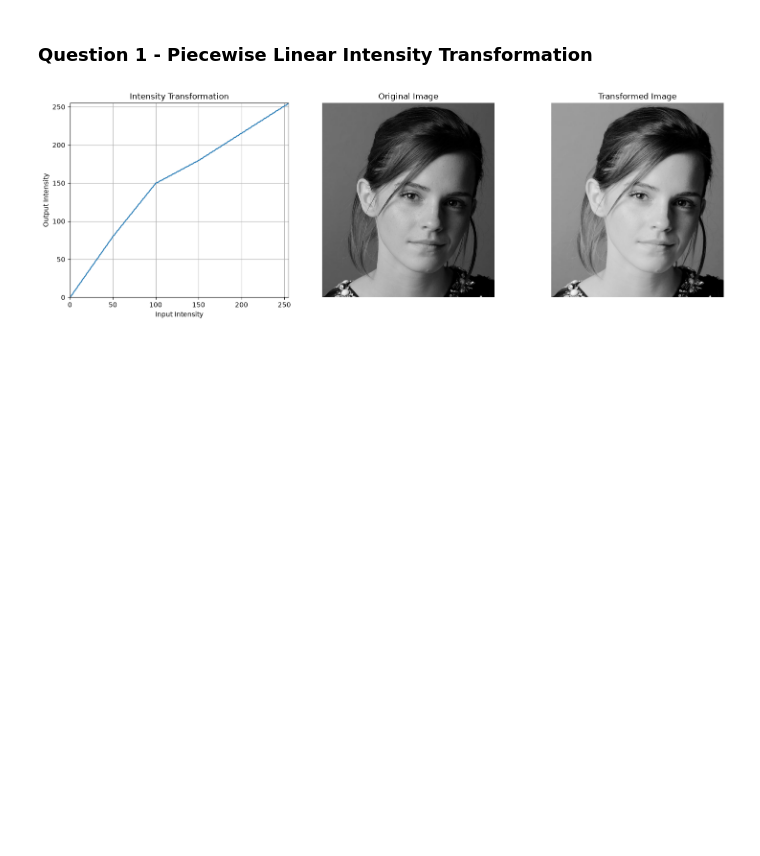
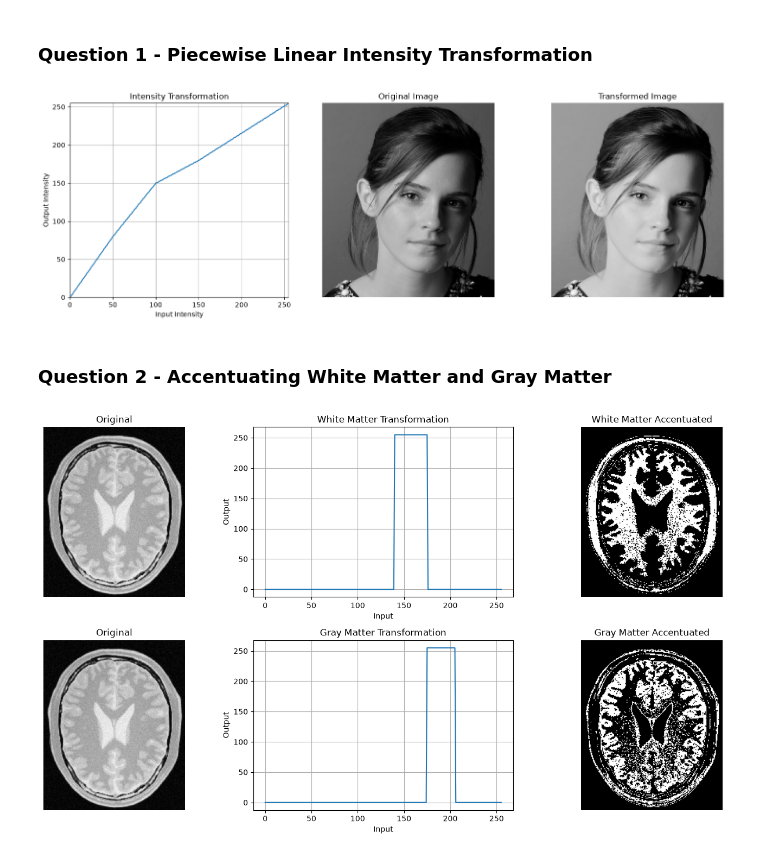
Before and after one commit to YohanBandara/Computer-Vision, a Jupyter notebook: CV assignment1/CV_Assignment1.ipynb, the cells around one changed output. Drawn from its saved outputs; the diff is of its cells as text; code cells hidden in the pictures; blank space fills up the shorter version.

```diff
--- a/CV assignment1/CV_Assignment1.ipynb
+++ b/CV assignment1/CV_Assignment1.ipynb
@@ -90,3 +90,48 @@ plt.tight_layout()
 plt.show()
 # %% [output]
 [figure]
+# %% [markdown]
+### Question 2 - Accentuating White Matter and Gray Matter
+# %%
+brain = cv.imread('images/fig2_brain_proton_density.png', cv.IMREAD_GRAYSCALE)
+assert brain is not None, "Image could not be loaded."
+
+
+# white_bp = np.array([[0,0], [145,30], [160,80], [180,230], [200,245], [255,255]])
+# gray_bp  = np.array([[0,0], [165,30], [180,70], [210,235], [225,245], [255,255]])
+
+white_bp = np.array([[0,0], [139,0], [140,255], [175,255], [176,0], [255,0]])
+gray_bp = np.array([[0,0], [174,0], [175,255], [205,255], [206,0], [255,0]])
+
+white_img, white_lut = intensity_transform(brain, white_bp)
+gray_img, gray_lut = intensity_transform(brain, gray_bp)
+
+fig, ax = plt.subplots(2, 3, figsize=(15,8))
+
+ax[0,0].imshow(brain, cmap='gray', vmin=0, vmax=255)
+ax[0,0].set_title('Original')
+ax[0,0].axis('off')
+ax[0,1].plot(np.arange(256), white_lut)
+ax[0,1].set_title('White Matter Transformation');
+ax[0,1].set_xlabel('Input')
+ax[0,1].set_ylabel('Output')
+ax[0,1].grid()
+ax[0,2].imshow(white_img, cmap='gray', vmin=0, vmax=255)
+ax[0,2].set_title('White Matter Accentuated')
+ax[0,2].axis('off')
+
+ax[1,0].imshow(brain, cmap='gray', vmin=0, vmax=255)
+ax[1,0].set_title('Original')
+ax[1,0].axis('off')
+ax[1,1].plot(np.arange(256), gray_lut)
+ax[1,1].set_title('Gray Matter Transformation')
+ax[1,1].set_xlabel('Input')
+ax[1,1].set_ylabel('Output'); ax[1,1].grid()
+ax[1,2].imshow(gray_img, cmap='gray', vmin=0, vmax=255)
+ax[1,2].set_title('Gray Matter Accentuated')
+ax[1,2].axis('off')
+
+plt.tight_layout()
+plt.show()
+# %% [output]
+[figure, added]
```
